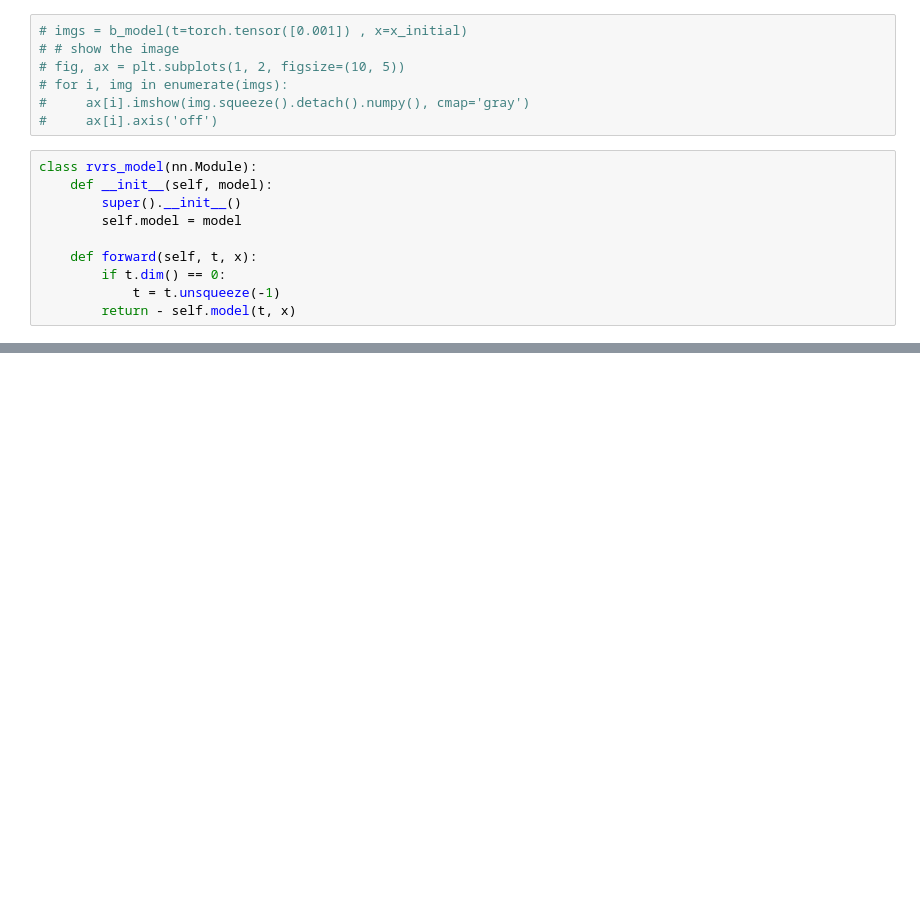
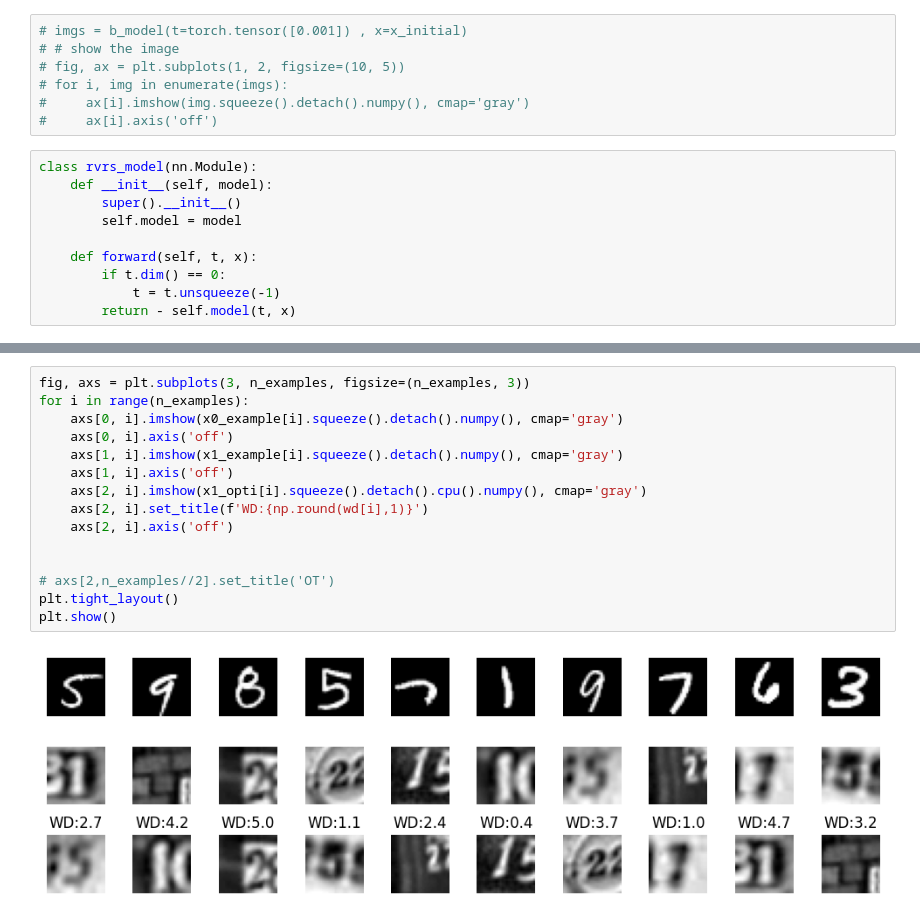
Before and after one commit to giosueio/cs274e, a Jupyter notebook: notebooks/demo_ot_coupling.ipynb, the cells around one changed output, grey strips where cells are left out. Saved outputs shown, nothing was run; the diff lists cells and outputs as text; blank space fills up the shorter version.

```diff
--- a/notebooks/demo_ot_coupling.ipynb
+++ b/notebooks/demo_ot_coupling.ipynb
@@ -469,0 +243,17 @@ plt.show()
+# %%
+fig, axs = plt.subplots(3, n_examples, figsize=(n_examples, 3))
+for i in range(n_examples):
+    axs[0, i].imshow(x0_example[i].squeeze().detach().numpy(), cmap='gray')
+    axs[0, i].axis('off')
+    axs[1, i].imshow(x1_example[i].squeeze().detach().numpy(), cmap='gray')
+    axs[1, i].axis('off')
+    axs[2, i].imshow(x1_opti[i].squeeze().detach().cpu().numpy(), cmap='gray')
+    axs[2, i].set_title(f'WD:{np.round(wd[i],1)}')
+    axs[2, i].axis('off')
+
+
+# axs[2,n_examples//2].set_title('OT')
+plt.tight_layout()
+plt.show()
+# %% [output]
+[figure, added]
```
Also changed, not shown: parts of 26 cells of this notebook, 36 other files.
